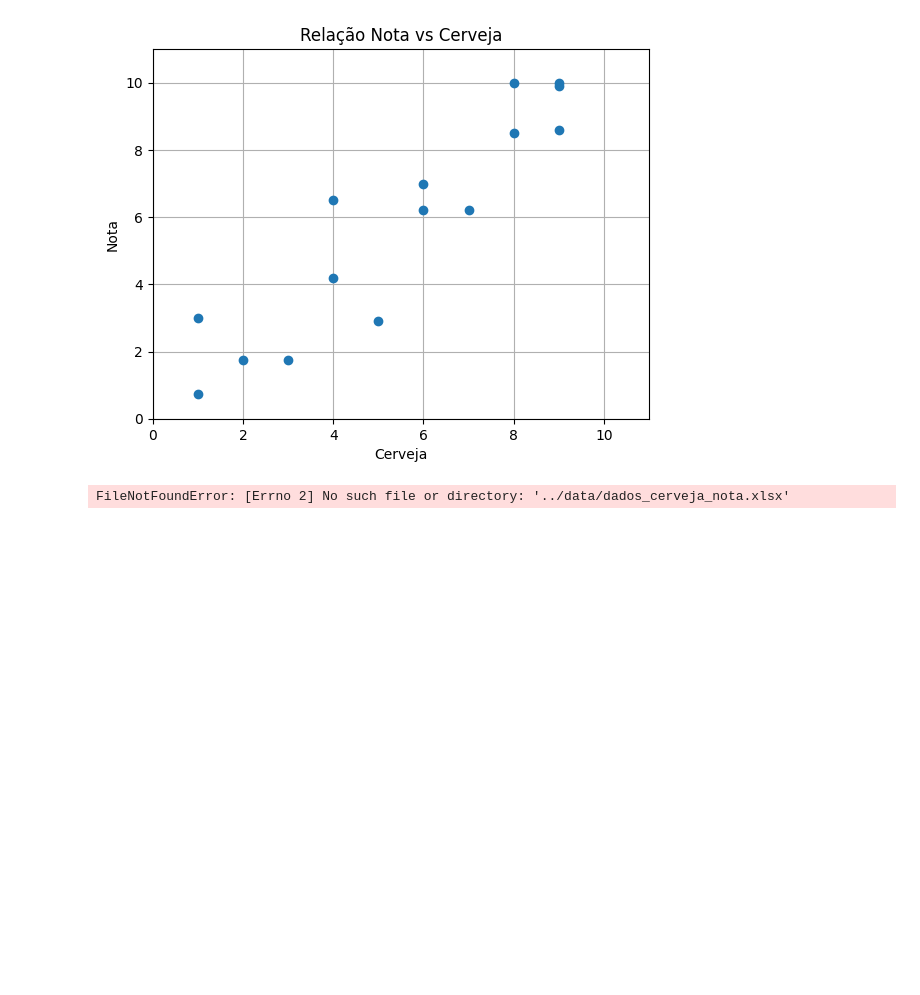
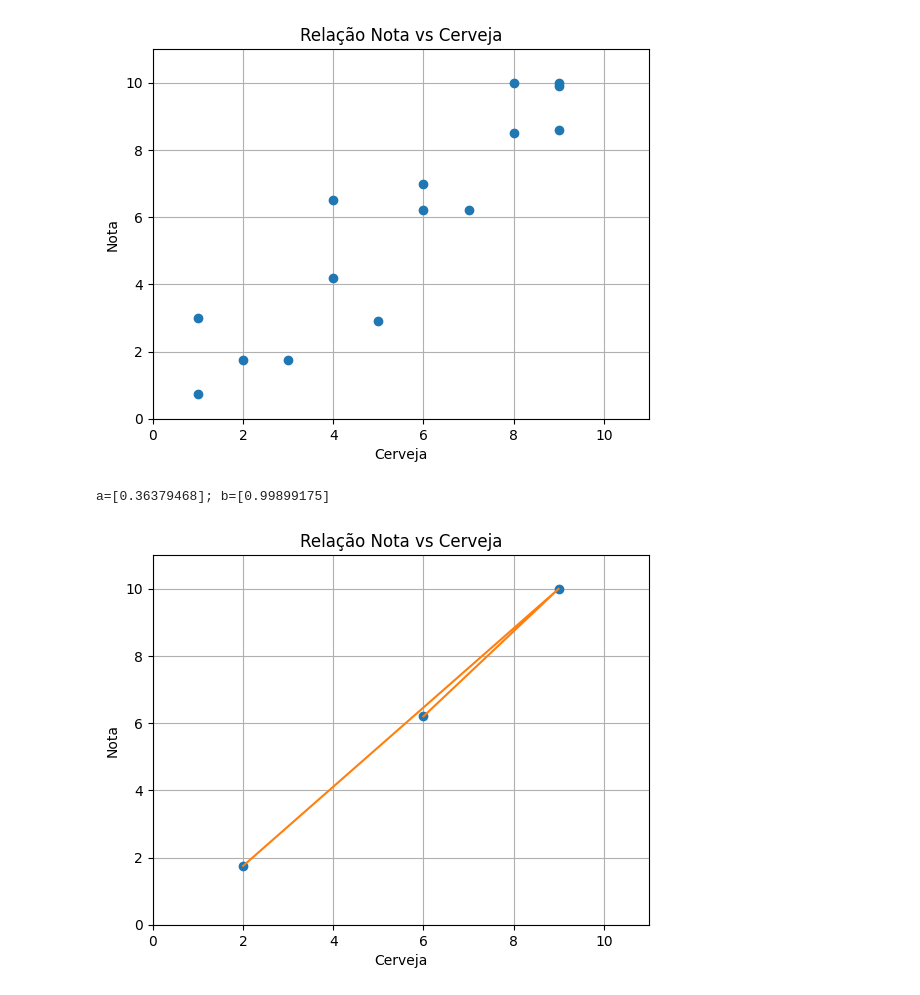
Before and after one commit to jeniferGoncalvesDaSilvaDev/ml-aulas-py, a Jupyter notebook: AulaMlTeo.ipynb, the cells around one changed output. Cells and saved outputs as stored; diff of their text form; code cells hidden in the pictures; blank space fills up the shorter version.

```diff
--- a/AulaMlTeo.ipynb
+++ b/AulaMlTeo.ipynb
@@ -46,3 +27,8 @@ df
+# %%
+X= df["cerveja"]
+y = df["nota"]
+X = np.array(X)
+y = np.array(y)
 # %%
 
 # Criando gráfico de cervejas
@@ -59,45 +44,55 @@ plt.ylabel("Nota")
 plt.show()
 # %% [output]
 [figure]
+# %%
+from sklearn.model_selection import train_test_split
+
+# Reshape X_train and y_train to 2D arrays
+# Convert X and y to NumPy arrays
+X = X.reshape(-1, 1)
+y = y.reshape(-1, 1)
+
+X_train, X_test, y_train, y_test = train_test_split(X, y, test_size=0.2, random_state=22)
 # %%
 # %%
 
 # %%
 
 
 # %%
 
 from sklearn import linear_model
-from skelearn.pipeline import Pipeline
-from skelearn.model_selection import train_test_spli
+
+
 reg = linear_model.LinearRegression()
-reg.fit(df[["cerveja"]], df["nota"])
+reg.fit(X_train, y_train)
 
 # %%
 a, b = reg.intercept_, reg.coef_[0]
 print(f"a={a}; b={b}")
 
 # %%
-X = df[["cerveja"]].drop_duplicates()
-y_estimado = reg.predict(X)
+
+y_estimado = reg.predict(X_test)
 y_estimado
 
-plt.plot(df["cerveja"], df["nota"], 'o')
-plt.plot(X, y_estimado, '-')
+plt.plot(X_test, y_test, 'o')
+plt.plot(X_test, y_test, '-')
 plt.grid(True)
 plt.title("Relação Nota vs Cerveja")
 plt.ylim(0, 11)
 plt.xlim(0, 11)
 plt.xlabel("Cerveja")
 plt.ylabel("Nota")
 plt.show()
 
 # %%
 
 
 # %%
 # %% [output]
-FileNotFoundError: [Errno 2] No such file or directory: '../data/dados_cerveja_nota.xlsx'
+a=[0.36379468]; b=[0.99899175]
+[figure, added]
 # %%
 from sklearn import tree
 arvore = tree.DecisionTreeRegressor(max_depth=2)
```
Also changed, not shown: parts of 5 cells of this notebook.
